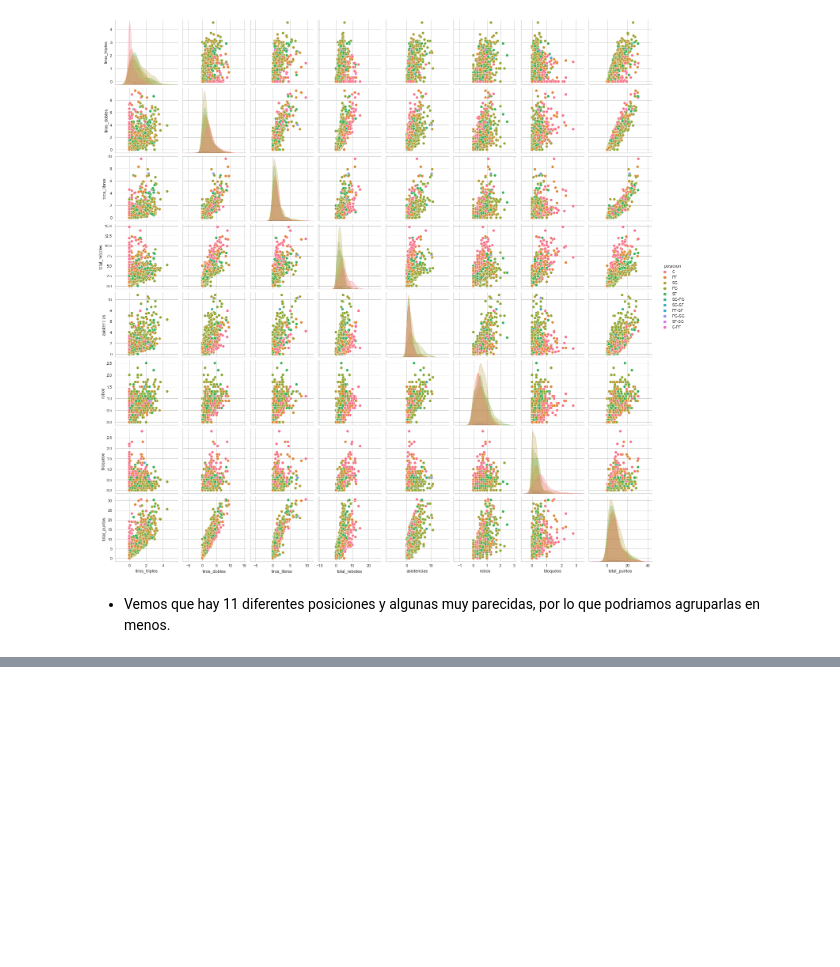
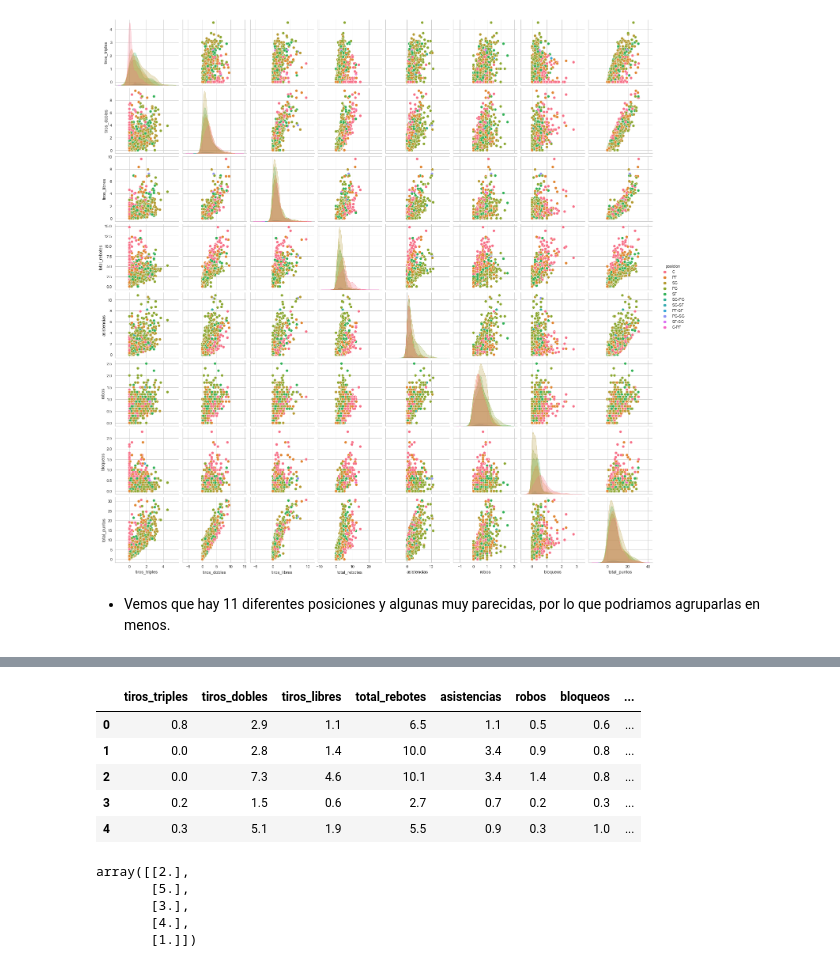
Before and after one commit to Aliciafs97/Proyecto-NBA, a Jupyter notebook: Regionales 2021-2022/EDA-NBA.ipynb, the cells around one changed output, grey strips where cells are left out. Cells and saved outputs as stored; diff of their text form; code cells hidden in the pictures; blank space fills up the shorter version.

```diff
--- a/Regionales 2021-2022/EDA-NBA.ipynb
+++ b/Regionales 2021-2022/EDA-NBA.ipynb
@@ -523,0 +515,4 @@ sns.pairplot(df_copia, hue="posicion_reducida")
+# %%
+km = KMeans(n_clusters=5)
+y_predicted = km.fit_predict(df_copia[['posicion_cod']])
+y_predicted
@@ -523,0 +537,18 @@ sns.pairplot(df_copia, hue="posicion_reducida")
+# %%
+df_copia['cluster']=y_predicted
+df_copia.head()
+# %% [output]
+|  | tiros_triples | tiros_dobles | tiros_libres | total_rebotes | asistencias | robos | bloqueos | ... |
+| 0 | 0.8 | 2.9 | 1.1 | 6.5 | 1.1 | 0.5 | 0.6 | ... |
+| 1 | 0.0 | 2.8 | 1.4 | 10.0 | 3.4 | 0.9 | 0.8 | ... |
+| 2 | 0.0 | 7.3 | 4.6 | 10.1 | 3.4 | 1.4 | 0.8 | ... |
+| 3 | 0.2 | 1.5 | 0.6 | 2.7 | 0.7 | 0.2 | 0.3 | ... |
+| 4 | 0.3 | 5.1 | 1.9 | 5.5 | 0.9 | 0.3 | 1.0 | ... |
+# %%
+km.cluster_centers_
+# %% [output]
+array([[2.],
+       [5.],
+       [3.],
+       [4.],
+       [1.]])
```
Also changed, not shown: parts of 10 cells of this notebook.
